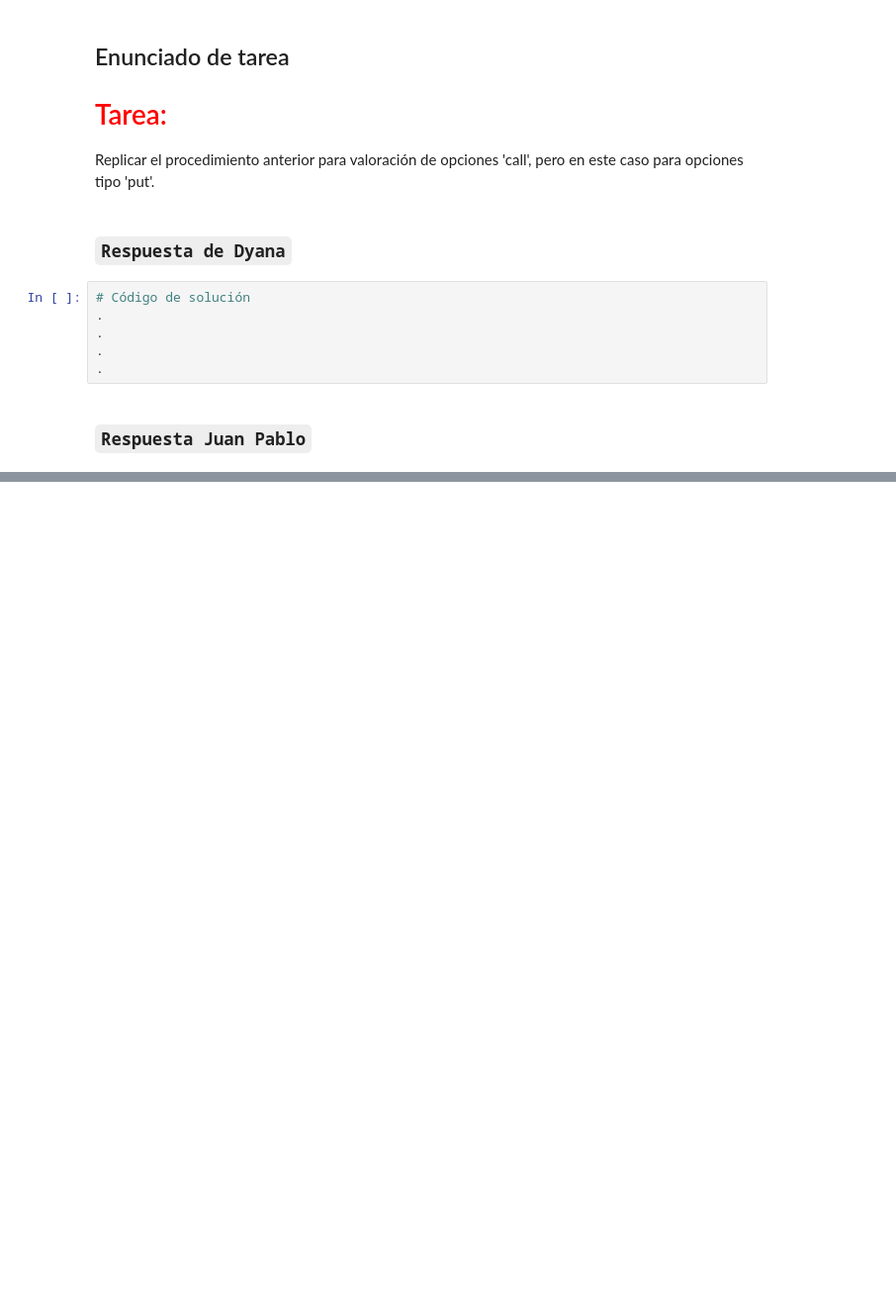
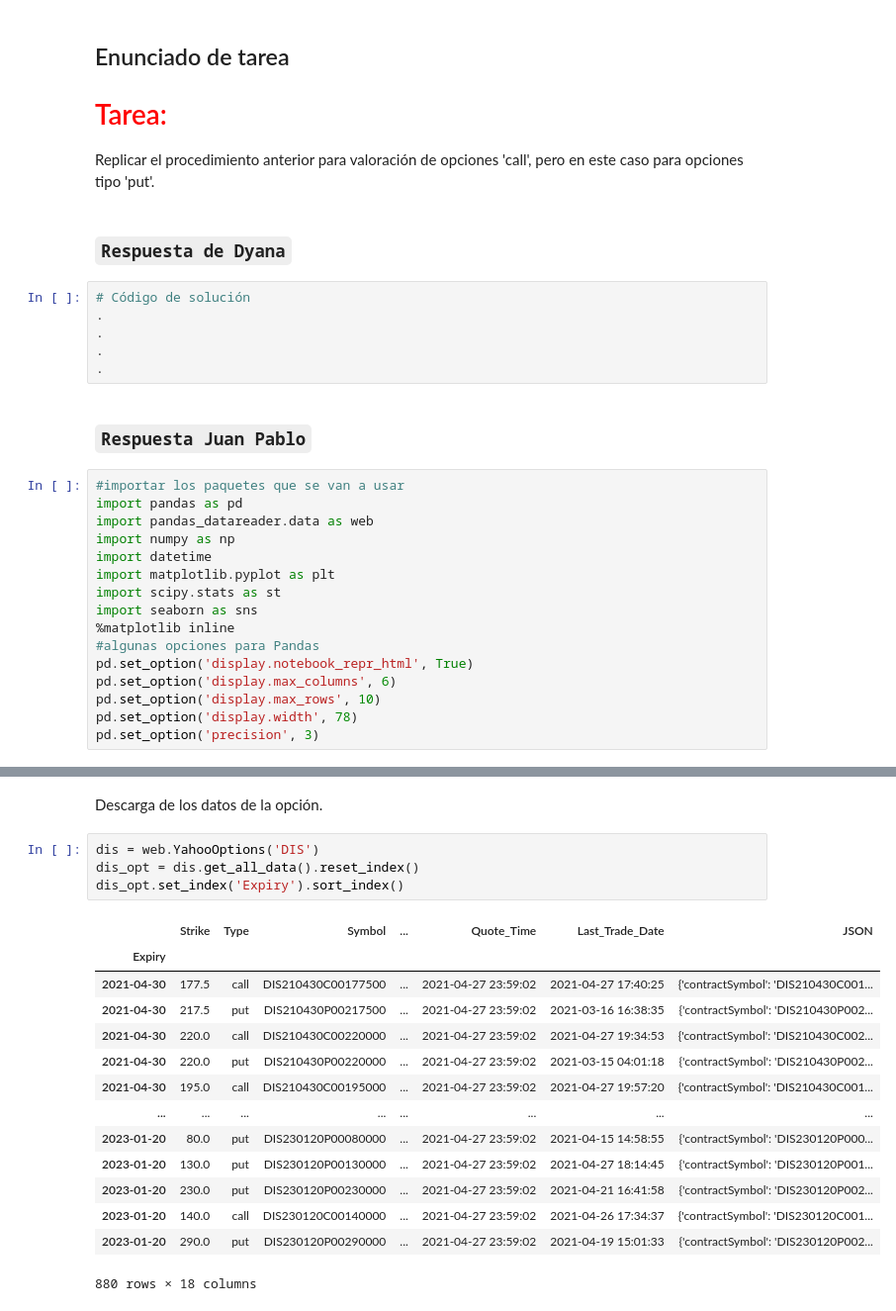
Before and after one commit to JuanPablo2019/Tarea9, a Jupyter notebook: Tarea9.ipynb, the cells around one changed output, grey strips where cells are left out. Shown at 99% size. Cells and saved outputs as stored; diff of their text form; blank space fills up the shorter version.

```diff
--- a/Tarea9.ipynb
+++ b/Tarea9.ipynb
@@ -30,3 +30,19 @@ Replicar el procedimiento anterior para valoración de opciones 'call', pero en
 .
 # %% [markdown]
 ### `Respuesta Juan Pablo`
+# %%
+#importar los paquetes que se van a usar
+import pandas as pd
+import pandas_datareader.data as web
+import numpy as np
+import datetime
+import matplotlib.pyplot as plt
+import scipy.stats as st
+import seaborn as sns
+%matplotlib inline
+#algunas opciones para Pandas
+pd.set_option('display.notebook_repr_html', True)
+pd.set_option('display.max_columns', 6)
+pd.set_option('display.max_rows', 10)
+pd.set_option('display.width', 78)
+pd.set_option('precision', 3)
@@ -32,0 +85,21 @@ Replicar el procedimiento anterior para valoración de opciones 'call', pero en
+# %% [markdown]
+Descarga de los datos de la opción.
+# %%
+dis = web.YahooOptions('DIS')
+dis_opt = dis.get_all_data().reset_index()
+dis_opt.set_index('Expiry').sort_index()
+# %% [output]
+|  | Strike | Type | Symbol | ... | Quote_Time | Last_Trade_Date | JSON |
+| Expiry |  |  |  |  |  |  |  |
+| 2021-04-30 | 177.5 | call | DIS210430C00177500 | ... | 2021-04-27 23:59:02 | 2021-04-27 17:40:25 | {'contractSymbol': 'DIS210430C001... |
+| 2021-04-30 | 217.5 | put | DIS210430P00217500 | ... | 2021-04-27 23:59:02 | 2021-03-16 16:38:35 | {'contractSymbol': 'DIS210430P002... |
+| 2021-04-30 | 220.0 | call | DIS210430C00220000 | ... | 2021-04-27 23:59:02 | 2021-04-27 19:34:53 | {'contractSymbol': 'DIS210430C002... |
+| 2021-04-30 | 220.0 | put | DIS210430P00220000 | ... | 2021-04-27 23:59:02 | 2021-03-15 04:01:18 | {'contractSymbol': 'DIS210430P002... |
+| 2021-04-30 | 195.0 | call | DIS210430C00195000 | ... | 2021-04-27 23:59:02 | 2021-04-27 19:57:20 | {'contractSymbol': 'DIS210430C001... |
+| ... | ... | ... | ... | ... | ... | ... | ... |
+| 2023-01-20 | 80.0 | put | DIS230120P00080000 | ... | 2021-04-27 23:59:02 | 2021-04-15 14:58:55 | {'contractSymbol': 'DIS230120P000... |
+| 2023-01-20 | 130.0 | put | DIS230120P00130000 | ... | 2021-04-27 23:59:02 | 2021-04-27 18:14:45 | {'contractSymbol': 'DIS230120P001... |
+| 2023-01-20 | 230.0 | put | DIS230120P00230000 | ... | 2021-04-27 23:59:02 | 2021-04-21 16:41:58 | {'contractSymbol': 'DIS230120P002... |
+| 2023-01-20 | 140.0 | call | DIS230120C00140000 | ... | 2021-04-27 23:59:02 | 2021-04-26 17:34:37 | {'contractSymbol': 'DIS230120C001... |
+| 2023-01-20 | 290.0 | put | DIS230120P00290000 | ... | 2021-04-27 23:59:02 | 2021-04-19 15:01:33 | {'contractSymbol': 'DIS230120P002... |
+880 rows × 18 columns
```
Also changed, not shown: parts of 14 cells of this notebook.
